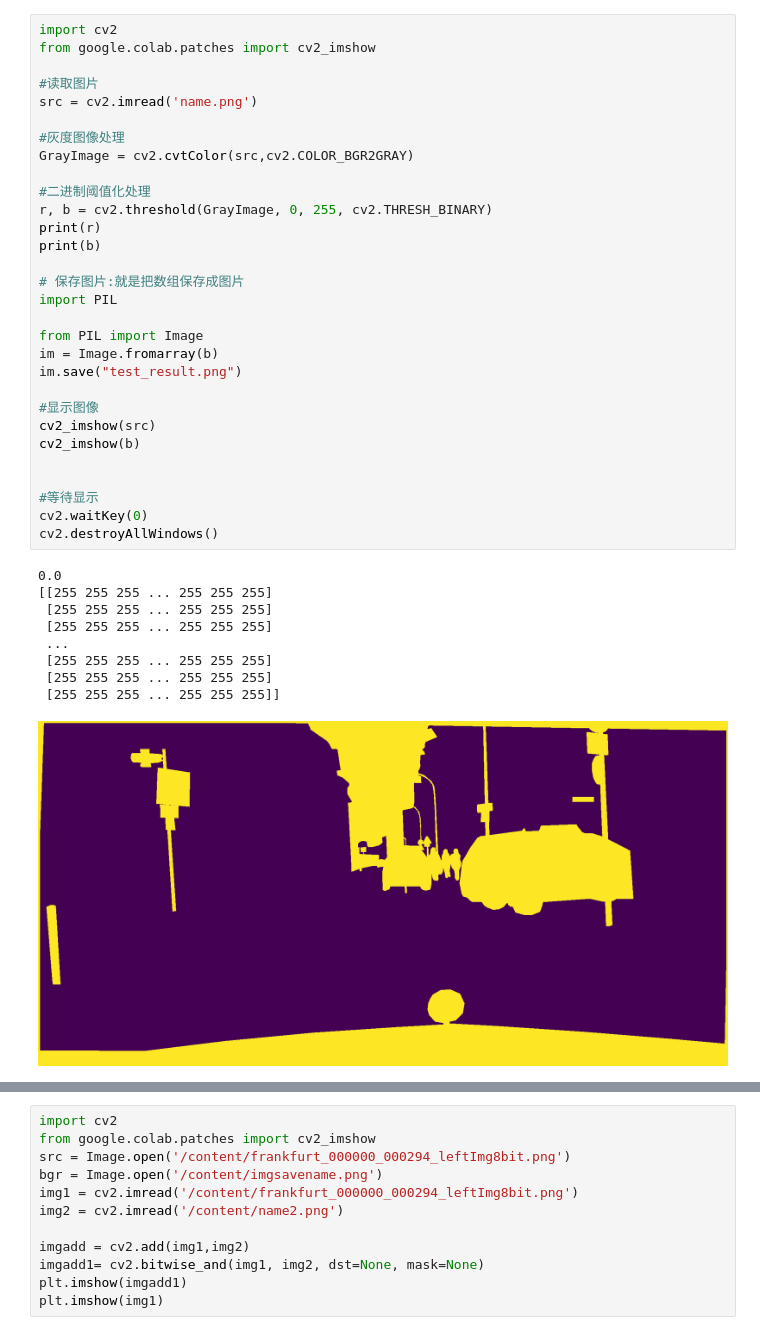
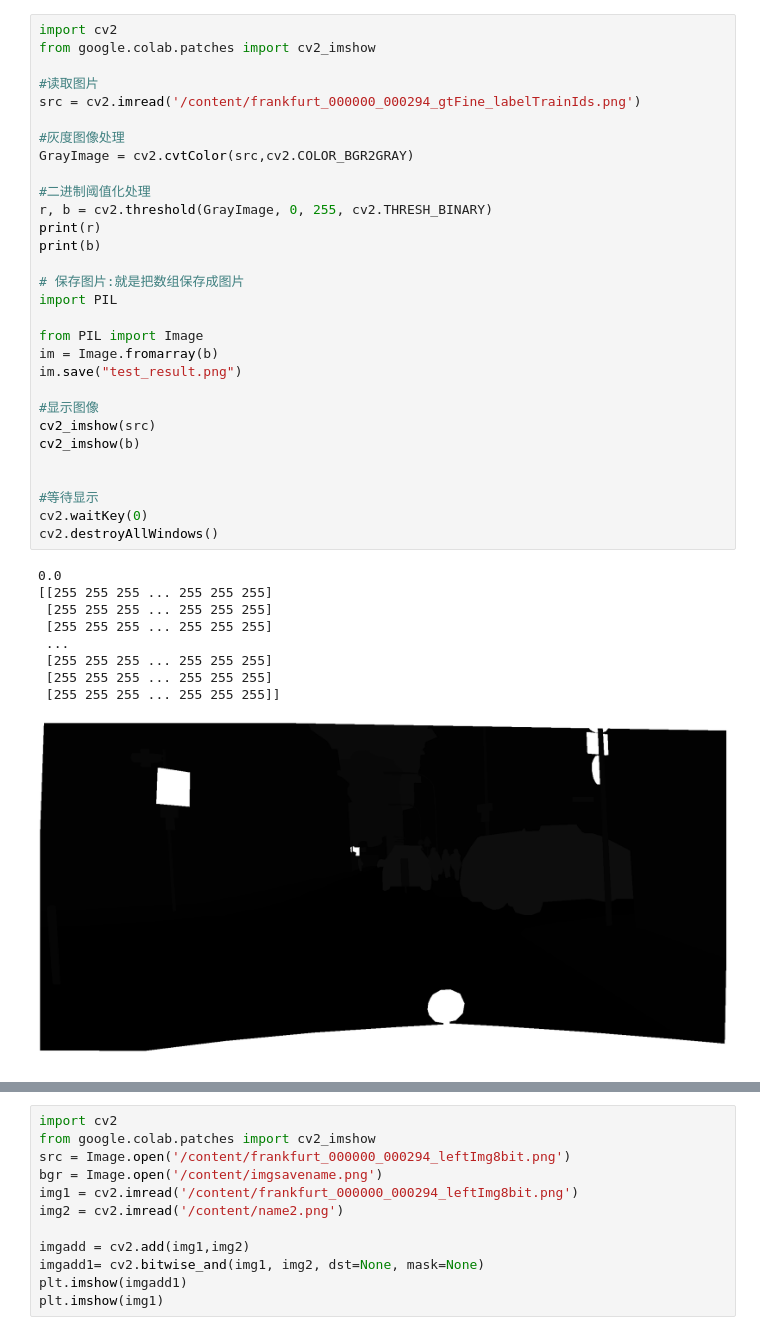
Before and after one commit to 2100877953/work, a Jupyter notebook: 图像灰度处理.ipynb, the cells around one changed output, grey strips where cells are left out. Saved outputs shown, nothing was run; the diff lists cells and outputs as text.

```diff
--- a/图像灰度处理.ipynb
+++ b/图像灰度处理.ipynb
@@ -163,38 +55,38 @@ import cv2
 from google.colab.patches import cv2_imshow
 
 #读取图片
-src = cv2.imread('name.png')
+src = cv2.imread('/content/frankfurt_000000_000294_gtFine_labelTrainIds.png')
 
 #灰度图像处理
 GrayImage = cv2.cvtColor(src,cv2.COLOR_BGR2GRAY)
 
 #二进制阈值化处理
 r, b = cv2.threshold(GrayImage, 0, 255, cv2.THRESH_BINARY)
 print(r)
 print(b)
 
 # 保存图片:就是把数组保存成图片
 import PIL
 
 from PIL import Image
 im = Image.fromarray(b)
 im.save("test_result.png")
 
 #显示图像
 cv2_imshow(src)
 cv2_imshow(b)
 
 
 #等待显示
 cv2.waitKey(0)
 cv2.destroyAllWindows()
 # %% [output]
 0.0
 [[255 255 255 ... 255 255 255]
  [255 255 255 ... 255 255 255]
  [255 255 255 ... 255 255 255]
  ...
  [255 255 255 ... 255 255 255]
  [255 255 255 ... 255 255 255]
  [255 255 255 ... 255 255 255]]
-[figure, old version]
+[figure, new version]
```
Also changed, not shown: parts of 18 cells of this notebook.
